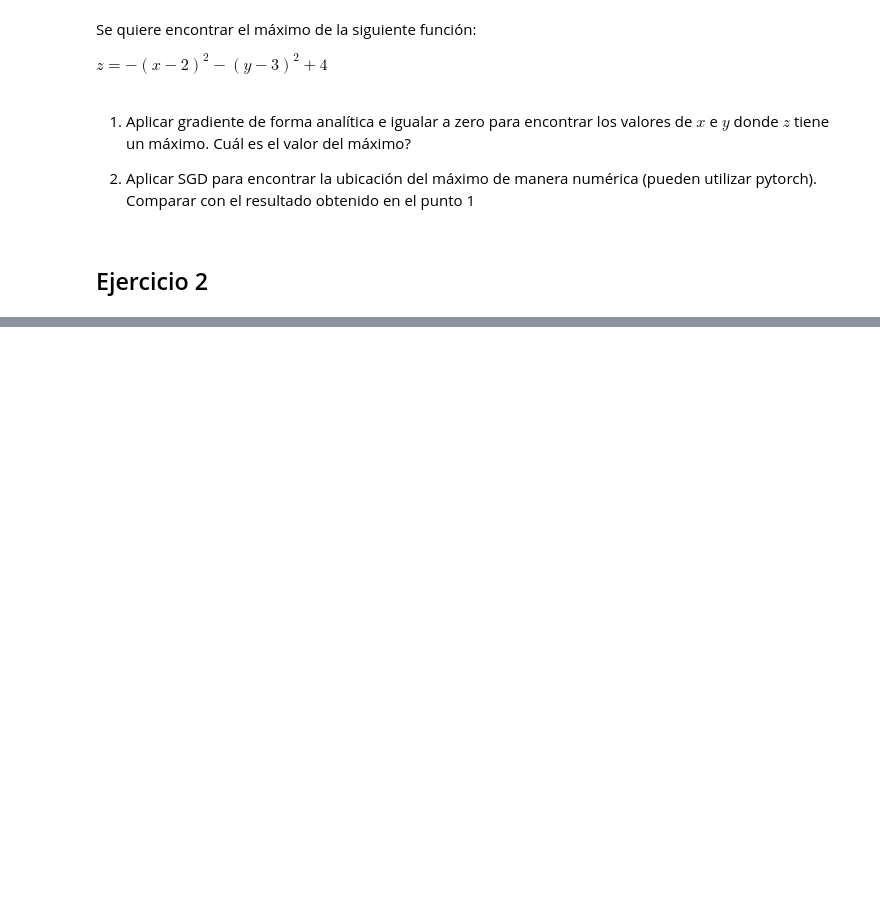
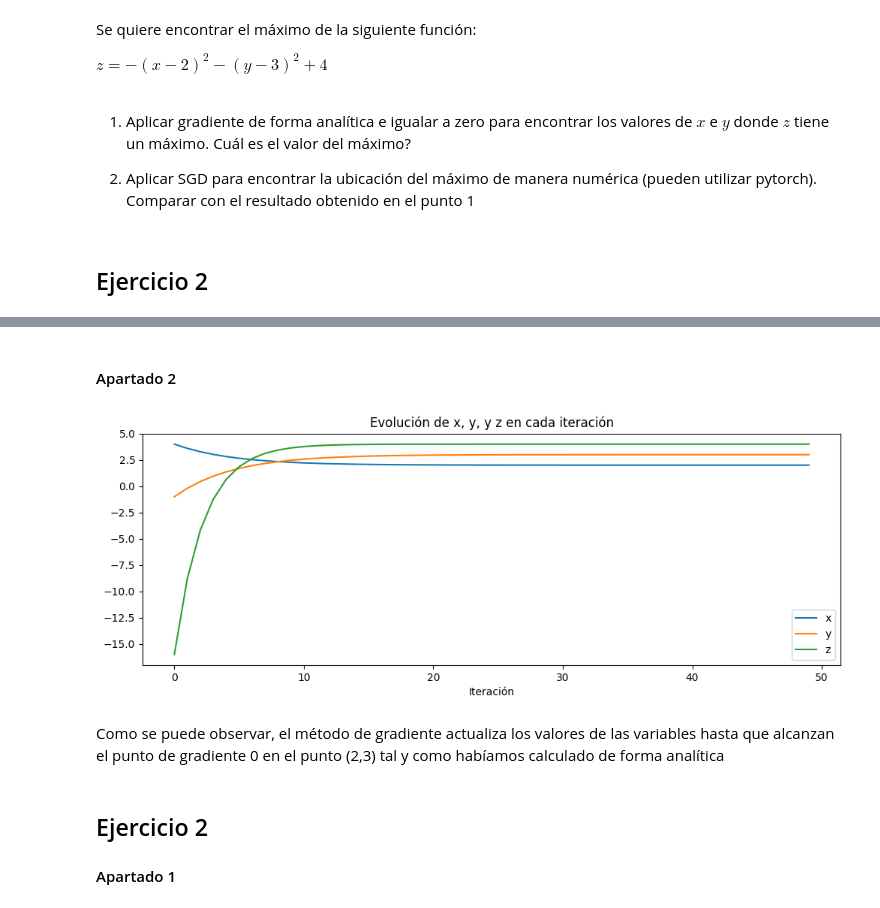
Before and after one commit to gmvtrmaga/aprendizaje_profundo, a Jupyter notebook: tps/tp1/Deep Learning - TP1 NOV 2023.ipynb, the cells around one changed output, grey strips where cells are left out. Saved outputs shown, nothing was run; the diff lists cells and outputs as text; code cells hidden in the pictures; blank space fills up the shorter version.

```diff
--- a/tps/tp1/Deep Learning - TP1 NOV 2023.ipynb
+++ b/tps/tp1/Deep Learning - TP1 NOV 2023.ipynb
@@ -55,0 +97,57 @@ Con la finalidad de ahorrar energía en el dispositivo móvil y simplificar el s
+# %% [markdown]
+#### Apartado 2
+# %%
+# Defino 2 tensores con seguimiento de gradiente, valor inicial arbitrario
+x = torch.tensor([4.0], requires_grad=True)
+y = torch.tensor([-1.0], requires_grad=True)
+
+# Hiperparámetros SGD
+lr = 0.1
+max_iter = 50
+
+# Resultados intermedios
+x_values = []
+y_values = []
+z_values = []
+
+# SGD Loop
+for epoch in range(max_iter):
+    z = (
+        (x - 2) ** 2 + (y - 3) ** 2 - 4
+    )  # Buscar un máximo de z es lo mismo que buscar el mínimo de -z
+
+    # Guardar los valores en cada iteración
+    x_values.append(x.item())
+    y_values.append(y.item())
+    z_values.append(-1 * z.item())  # El valor de z sí es el original
+
+    z.backward()  # Calcular gradientes
+
+    # Actualizar parámetros
+    with torch.no_grad():
+        x -= lr * x.grad
+        y -= lr * y.grad
+        # Reiniciar gradientes
+        x.grad.zero_()
+        y.grad.zero_()
+
+# Impresión de resultados
+plt.figure(figsize=(12, 4))
+
+plt.plot(x_values, label="x")
+plt.plot(y_values, label="y")
+plt.plot(z_values, label="z")
+
+plt.title("Evolución de x, y, y z en cada iteración")
+plt.xlabel("Iteración")
+plt.legend()
+
+plt.show()
+# %% [output]
+[figure, added]
+# %% [markdown]
+Como se puede observar, el método de gradiente actualiza los valores de las variables hasta que alcanzan el punto de gradiente 0 en el punto (2,3)
+tal y como habíamos calculado de forma analítica
+# %% [markdown]
+## Ejercicio 2
+#### Apartado 1
```
Also changed, not shown: parts of 6 cells of this notebook.
